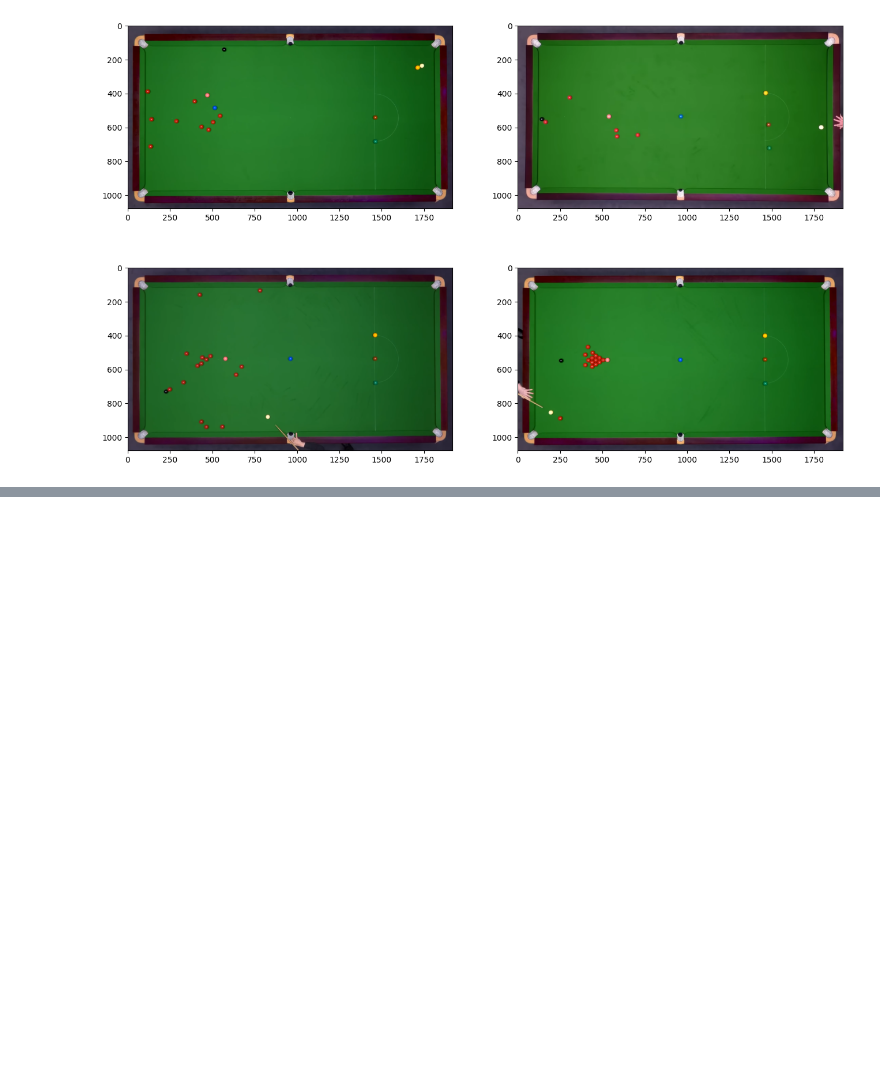
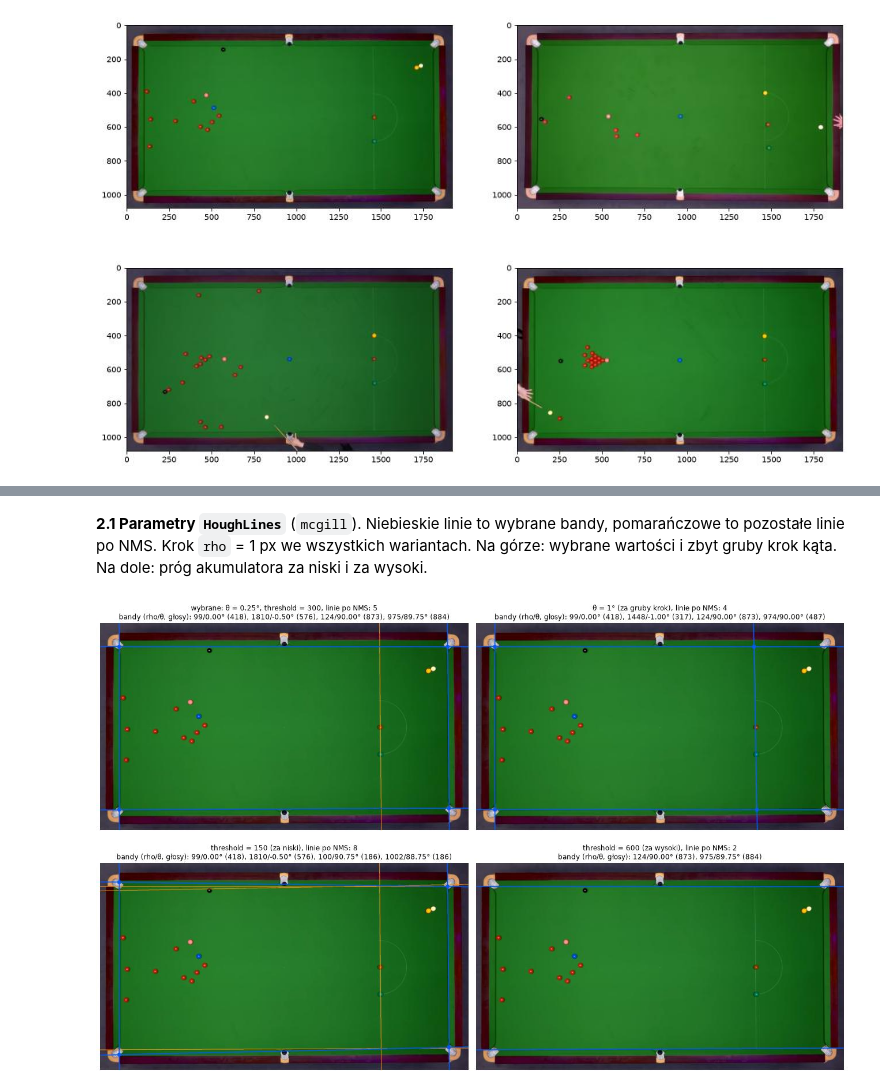
Before and after one commit to jkociecki/computer-vision, a Jupyter notebook: lab-04/Lab4_Hough.ipynb, the cells around one changed output, grey strips where cells are left out. Saved outputs shown, nothing was run; the diff lists cells and outputs as text; code cells hidden in the pictures; blank space fills up the shorter version.

```diff
--- a/lab-04/Lab4_Hough.ipynb
+++ b/lab-04/Lab4_Hough.ipynb
@@ -51,0 +205,13 @@ axes.ravel()[3].imshow(mcgill2[..., ::-1])
+# %% [markdown]
+**2.1 Parametry `HoughLines`** (`mcgill`). Niebieskie linie to wybrane bandy, pomarańczowe to pozostałe linie po NMS. Krok `rho` = 1 px we wszystkich wariantach. Na górze: wybrane wartości i zbyt gruby krok kąta. Na dole: próg akumulatora za niski i za wysoki.
+# %%
+variants = {'wybrane: θ = 0.25°, threshold = 300': dict(theta=0.25, threshold=300), 'θ = 1° (za gruby krok)': dict(theta=1, threshold=300),
+            'threshold = 150 (za niski)': dict(theta=0.25, threshold=150), 'threshold = 600 (za wysoki)': dict(theta=0.25, threshold=600)}
+panels, titles = [], []
+for title, kw in variants.items():
+    r = detect(mcgill, line_kw=kw)
+    panels.append(draw(mcgill, B=r['bands'], lines=r['lines']))
+    titles.append(f'{title}, linie po NMS: {len(r["lines"])}\nbandy (rho/θ, głosy): ' + ', '.join(f'{rho:.0f}/{np.degrees(th):.2f}° ({v:.0f})' for rho, th, v in r['bands']))
+show_grid(panels, titles, ncols=2, size=9)
+# %% [output]
+[figure, added]
```
Also changed, not shown: parts of 15 cells of this notebook, 46 other files.
